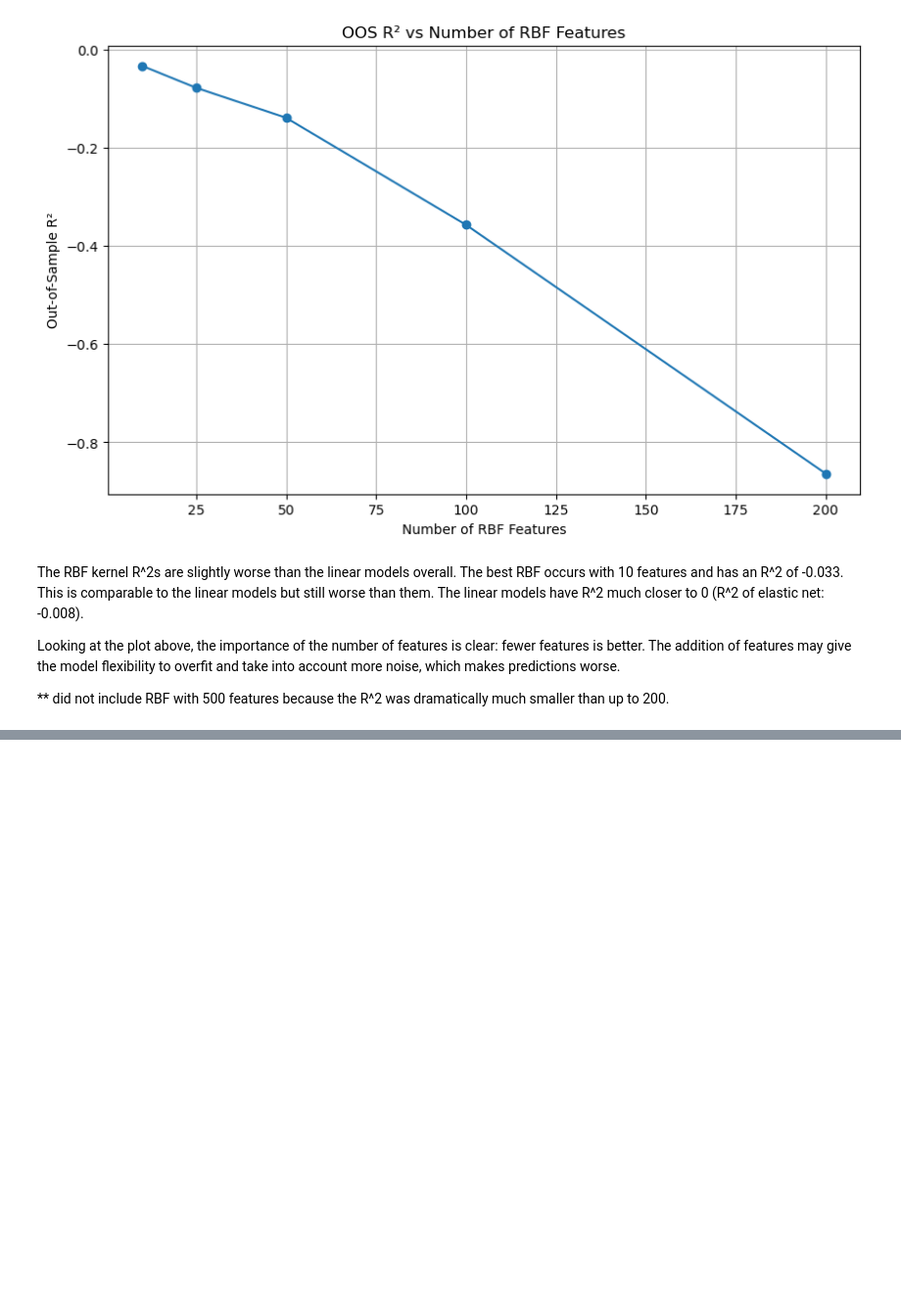
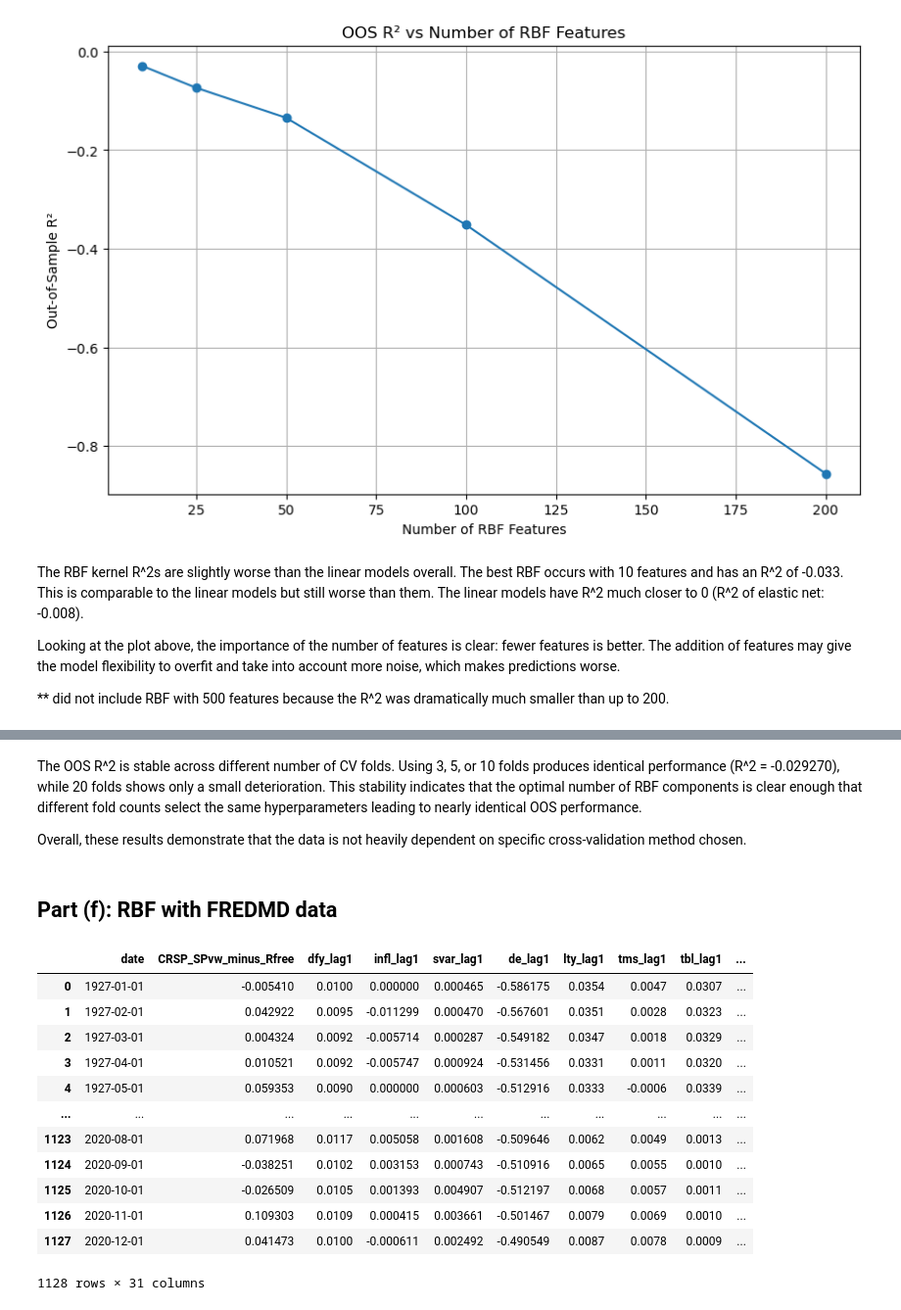
Before and after one commit to se101/ML-in-Finance, a Jupyter notebook: ML_HW1_Celine.ipynb, the cells around one changed output, grey strips where cells are left out. Shown at 98% size. Drawn from its saved outputs; the diff is of its cells as text; code cells hidden in the pictures; blank space fills up the shorter version.

```diff
--- a/ML_HW1_Celine.ipynb
+++ b/ML_HW1_Celine.ipynb
@@ -386,0 +444,44 @@ Sliding Window 120 OOS R²: -0.138312
+# %% [markdown]
+The OOS R^2 is stable across different number of CV folds. Using 3, 5, or 10 folds produces identical performance (R^2 = -0.029270), while 20 folds shows only a small deterioration. This stability indicates that the optimal number of RBF components is clear enough that different fold counts select the same hyperparameters leading to nearly identical OOS performance.
+
+Overall, these results demonstrate that the data is not heavily dependent on specific cross-validation method chosen.
+# %% [markdown]
+## Part (f): RBF with FREDMD data
+# %%
+# Load and read CSV file
+fredmd = pd.read_csv('FREDMD.csv')
+
+# Clean data
+fredmd['date'] = pd.to_datetime(fredmd['date'])
+fredmd = fredmd.sort_values('date')
+fredmd = fredmd.ffill()
+
+# Merge with main dataframe on date
+df['date'] = pd.to_datetime(df['yyyymm'].astype(str), format='%Y%m')
+df_combined = pd.merge(df[['date', 'CRSP_SPvw_minus_Rfree'] + predictor_columns],
+                       fredmd,
+                       on='date',
+                       how='inner')
+
+df_combined = df_combined.dropna(axis=1)
+
+all_predictors = [col for col in df_combined.columns
+                  if col not in ['date', 'CRSP_SPvw_minus_Rfree']]
+y_combined = df_combined['CRSP_SPvw_minus_Rfree']
+start_1965_combined = df_combined[df_combined['date'] >= '1965-01-01'].index[0]
+
+df_combined
+# %% [output]
+|  | date | CRSP_SPvw_minus_Rfree | dfy_lag1 | infl_lag1 | svar_lag1 | de_lag1 | lty_lag1 | tms_lag1 | tbl_lag1 | ... |
+| 0 | 1927-01-01 | -0.005410 | 0.0100 | 0.000000 | 0.000465 | -0.586175 | 0.0354 | 0.0047 | 0.0307 | ... |
+| 1 | 1927-02-01 | 0.042922 | 0.0095 | -0.011299 | 0.000470 | -0.567601 | 0.0351 | 0.0028 | 0.0323 | ... |
+| 2 | 1927-03-01 | 0.004324 | 0.0092 | -0.005714 | 0.000287 | -0.549182 | 0.0347 | 0.0018 | 0.0329 | ... |
+| 3 | 1927-04-01 | 0.010521 | 0.0092 | -0.005747 | 0.000924 | -0.531456 | 0.0331 | 0.0011 | 0.0320 | ... |
+| 4 | 1927-05-01 | 0.059353 | 0.0090 | 0.000000 | 0.000603 | -0.512916 | 0.0333 | -0.0006 | 0.0339 | ... |
+| ... | ... | ... | ... | ... | ... | ... | ... | ... | ... | ... |
+| 1123 | 2020-08-01 | 0.071968 | 0.0117 | 0.005058 | 0.001608 | -0.509646 | 0.0062 | 0.0049 | 0.0013 | ... |
+| 1124 | 2020-09-01 | -0.038251 | 0.0102 | 0.003153 | 0.000743 | -0.510916 | 0.0065 | 0.0055 | 0.0010 | ... |
+| 1125 | 2020-10-01 | -0.026509 | 0.0105 | 0.001393 | 0.004907 | -0.512197 | 0.0068 | 0.0057 | 0.0011 | ... |
+| 1126 | 2020-11-01 | 0.109303 | 0.0109 | 0.000415 | 0.003661 | -0.501467 | 0.0079 | 0.0069 | 0.0010 | ... |
+| 1127 | 2020-12-01 | 0.041473 | 0.0100 | -0.000611 | 0.002492 | -0.490549 | 0.0087 | 0.0078 | 0.0009 | ... |
+1128 rows × 31 columns
```
Also changed, not shown: parts of 28 cells of this notebook.
